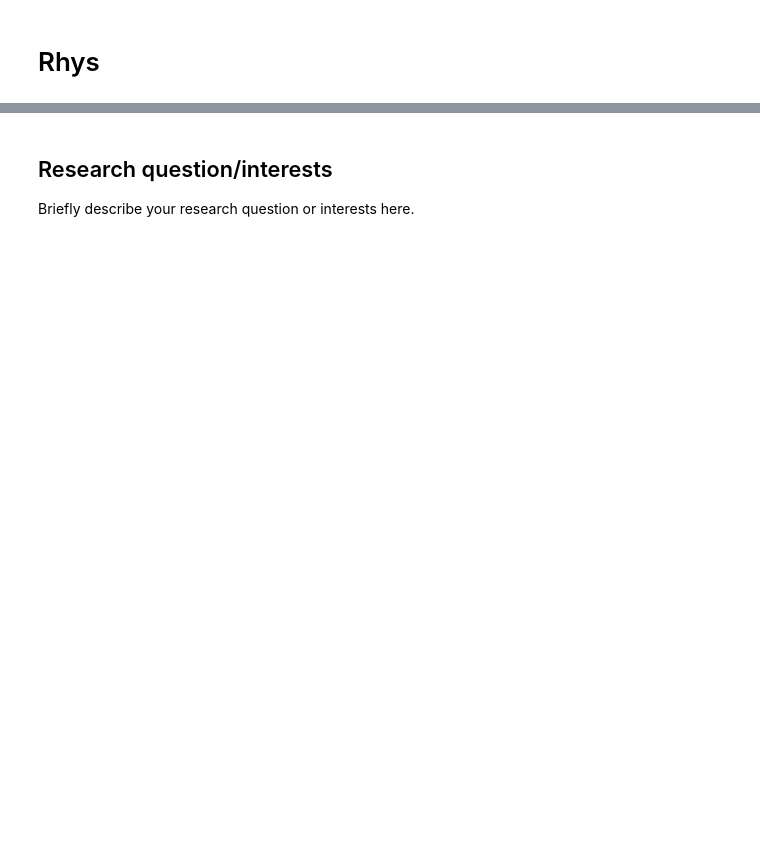
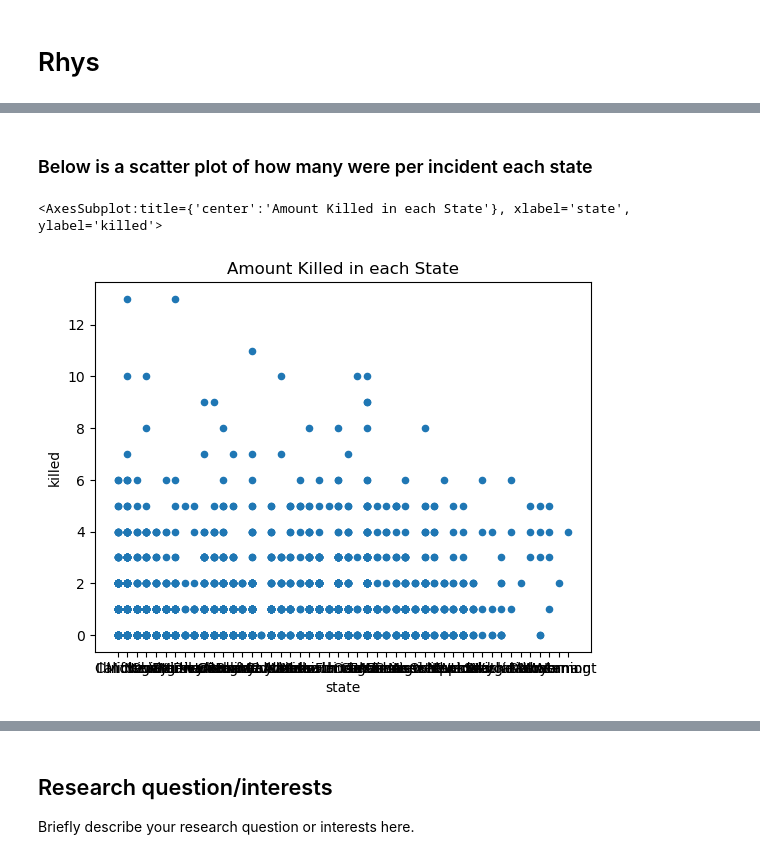
Before and after one commit to ubco-W2022T1-cosc301/project-group39, a Jupyter notebook: notebooks/analysis1.ipynb, the cells around one changed output, grey strips where cells are left out. Drawn from its saved outputs; the diff is of its cells as text; code cells hidden in the pictures; blank space fills up the shorter version.

```diff
--- a/notebooks/analysis1.ipynb
+++ b/notebooks/analysis1.ipynb
@@ -24,0 +3,14 @@ print(df)
+# %%
+import pandas as pd
+df = pd.read_csv("../data/raw/US_Gun_Violence_Data.csv")
+df.head()
+df.columns
+df.shape
+df_cleaned = df.copy().drop(['incident_id','address'], axis=1)
+
+df_cleaned = df_cleaned.dropna(axis=0)
+df_cleaned.shape
+df_cleaned = df_cleaned[df_cleaned['killed'] < 15]
+df_cleaned = df_cleaned[df_cleaned['injured'] < 20]
+print(df_cleaned)
+df_cleaned.describe().apply(lambda s: s.apply(lambda x: format(x, 'f')))
@@ -24,0 +44,7 @@ print(df)
+# %% [markdown]
+### Below is a scatter plot of how many were per incident each state
+# %%
+df_cleaned.plot(kind = 'scatter', x = 'state', y = 'killed', title = "Number of Killed in each State")
+# %% [output]
+<AxesSubplot:title={'center':'Amount Killed in each State'}, xlabel='state', ylabel='killed'>
+[figure, added]
```
Also changed, not shown: parts of 7 cells of this notebook.
